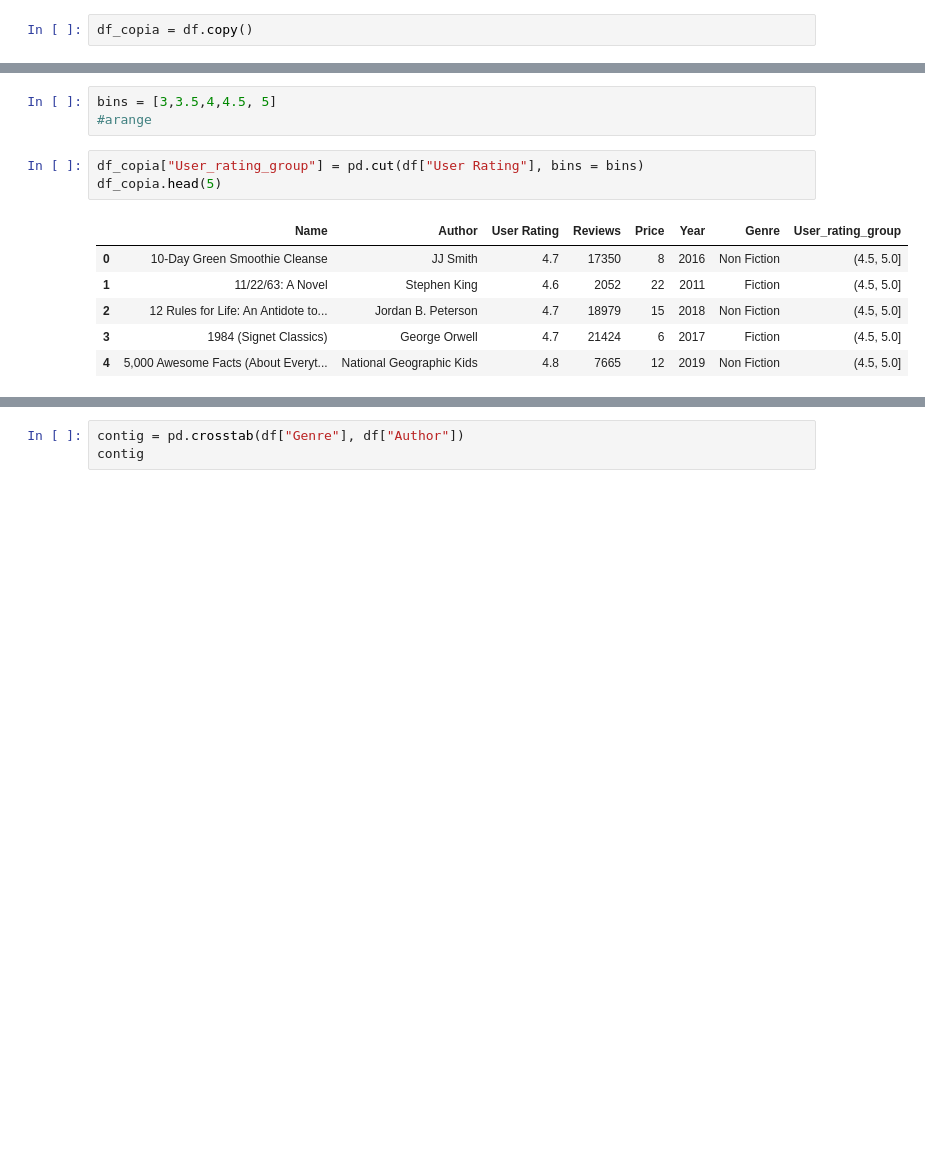
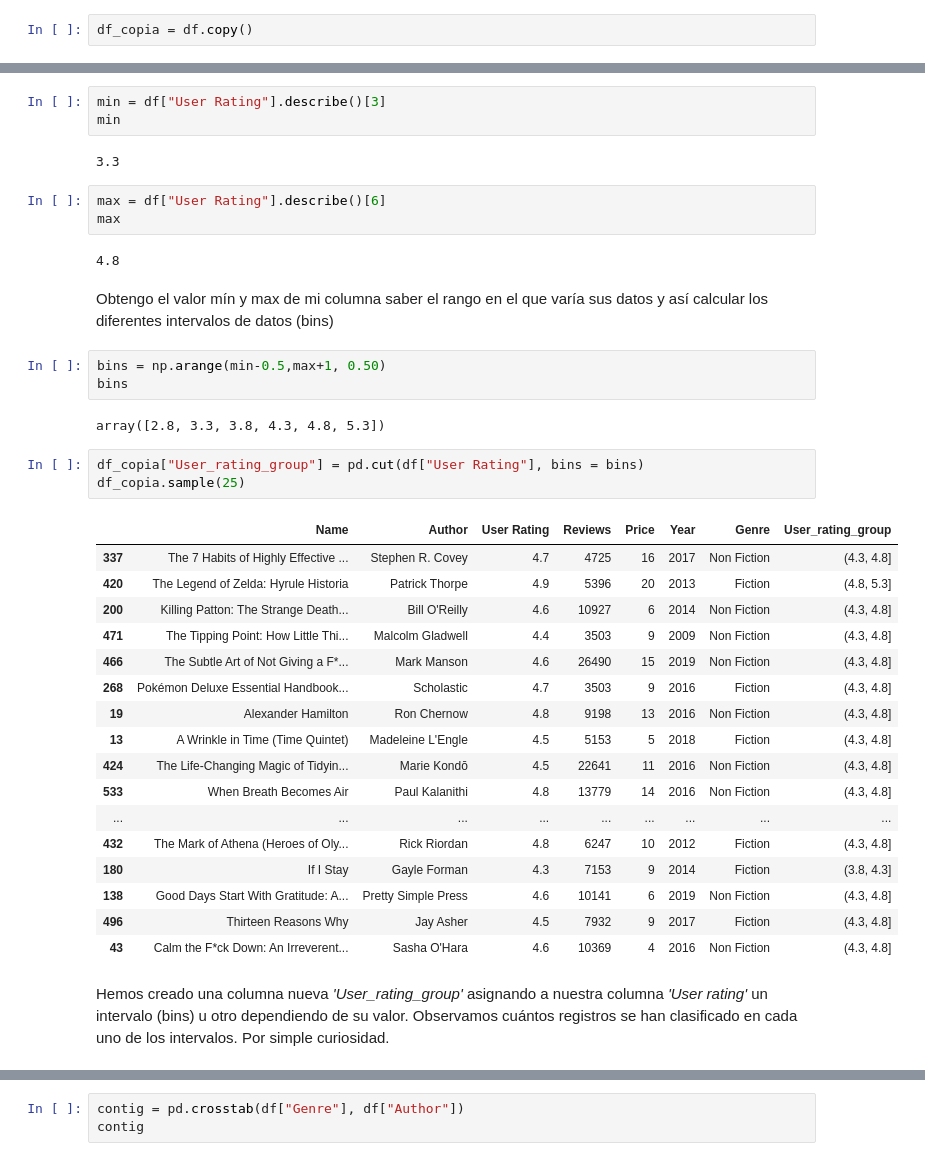
Before and after one commit to Adalab/DA-promo-A-module-2-pairprog-2-pair-3-Alicia-Laura, a Jupyter notebook: Estadistica/pair_estad_3.ipynb, the cells around one changed output, grey strips where cells are left out. Drawn from its saved outputs; the diff is of its cells as text; blank space fills up the shorter version.

```diff
--- a/Estadistica/pair_estad_3.ipynb
+++ b/Estadistica/pair_estad_3.ipynb
@@ -34,13 +30,40 @@ array([4.7, 4.6, 4.8, 4.4, 4.5, 3.9, 4.3, 4.2, 4.9, 3.8, 3.6, 4. , 4.1,
-# %%
-bins = [3,3.5,4,4.5, 5]
-#arange
+# %%
+min = df["User Rating"].describe()[3]
+min
+# %% [output]
+3.3
+# %%
+max = df["User Rating"].describe()[6]
+max
+# %% [output]
+4.8
+# %% [markdown]
+Obtengo el valor mín y max de mi columna saber el rango en el que varía sus datos y así calcular los diferentes intervalos de datos (bins)
+# %%
+bins = np.arange(min-0.5,max+1, 0.50)
+bins
+# %% [output]
+array([2.8, 3.3, 3.8, 4.3, 4.8, 5.3])
 # %%
 df_copia["User_rating_group"] = pd.cut(df["User Rating"], bins = bins)
-df_copia.head(5)
+df_copia.sample(25)
 # %% [output]
 |  | Name | Author | User Rating | Reviews | Price | Year | Genre | User_rating_group |
-| 0 | 10-Day Green Smoothie Cleanse | JJ Smith | 4.7 | 17350 | 8 | 2016 | Non Fiction | (4.5, 5.0] |
-| 1 | 11/22/63: A Novel | Stephen King | 4.6 | 2052 | 22 | 2011 | Fiction | (4.5, 5.0] |
-| 2 | 12 Rules for Life: An Antidote to... | Jordan B. Peterson | 4.7 | 18979 | 15 | 2018 | Non Fiction | (4.5, 5.0] |
-| 3 | 1984 (Signet Classics) | George Orwell | 4.7 | 21424 | 6 | 2017 | Fiction | (4.5, 5.0] |
-| 4 | 5,000 Awesome Facts (About Everyt... | National Geographic Kids | 4.8 | 7665 | 12 | 2019 | Non Fiction | (4.5, 5.0] |
+| 337 | The 7 Habits of Highly Effective ... | Stephen R. Covey | 4.7 | 4725 | 16 | 2017 | Non Fiction | (4.3, 4.8] |
+| 420 | The Legend of Zelda: Hyrule Historia | Patrick Thorpe | 4.9 | 5396 | 20 | 2013 | Fiction | (4.8, 5.3] |
+| 200 | Killing Patton: The Strange Death... | Bill O'Reilly | 4.6 | 10927 | 6 | 2014 | Non Fiction | (4.3, 4.8] |
+| 471 | The Tipping Point: How Little Thi... | Malcolm Gladwell | 4.4 | 3503 | 9 | 2009 | Non Fiction | (4.3, 4.8] |
+| 466 | The Subtle Art of Not Giving a F*... | Mark Manson | 4.6 | 26490 | 15 | 2019 | Non Fiction | (4.3, 4.8] |
+| 268 | Pokémon Deluxe Essential Handbook... | Scholastic | 4.7 | 3503 | 9 | 2016 | Fiction | (4.3, 4.8] |
+| 19 | Alexander Hamilton | Ron Chernow | 4.8 | 9198 | 13 | 2016 | Non Fiction | (4.3, 4.8] |
+| 13 | A Wrinkle in Time (Time Quintet) | Madeleine L'Engle | 4.5 | 5153 | 5 | 2018 | Fiction | (4.3, 4.8] |
+| 424 | The Life-Changing Magic of Tidyin... | Marie Kondō | 4.5 | 22641 | 11 | 2016 | Non Fiction | (4.3, 4.8] |
+| 533 | When Breath Becomes Air | Paul Kalanithi | 4.8 | 13779 | 14 | 2016 | Non Fiction | (4.3, 4.8] |
+| ... | ... | ... | ... | ... | ... | ... | ... | ... |
+| 432 | The Mark of Athena (Heroes of Oly... | Rick Riordan | 4.8 | 6247 | 10 | 2012 | Fiction | (4.3, 4.8] |
+| 180 | If I Stay | Gayle Forman | 4.3 | 7153 | 9 | 2014 | Fiction | (3.8, 4.3] |
+| 138 | Good Days Start With Gratitude: A... | Pretty Simple Press | 4.6 | 10141 | 6 | 2019 | Non Fiction | (4.3, 4.8] |
+| 496 | Thirteen Reasons Why | Jay Asher | 4.5 | 7932 | 9 | 2017 | Fiction | (4.3, 4.8] |
+| 43 | Calm the F*ck Down: An Irreverent... | Sasha O'Hara | 4.6 | 10369 | 4 | 2016 | Non Fiction | (4.3, 4.8] |
+# %% [markdown]
+Hemos creado una columna nueva *'User_rating_group'* asignando a nuestra columna *'User rating'* un intervalo (bins) u otro dependiendo de su valor. Observamos cuántos registros se han clasificado en cada uno de los intervalos. Por simple curiosidad.
```
Also changed, not shown: parts of 54 cells of this notebook.
